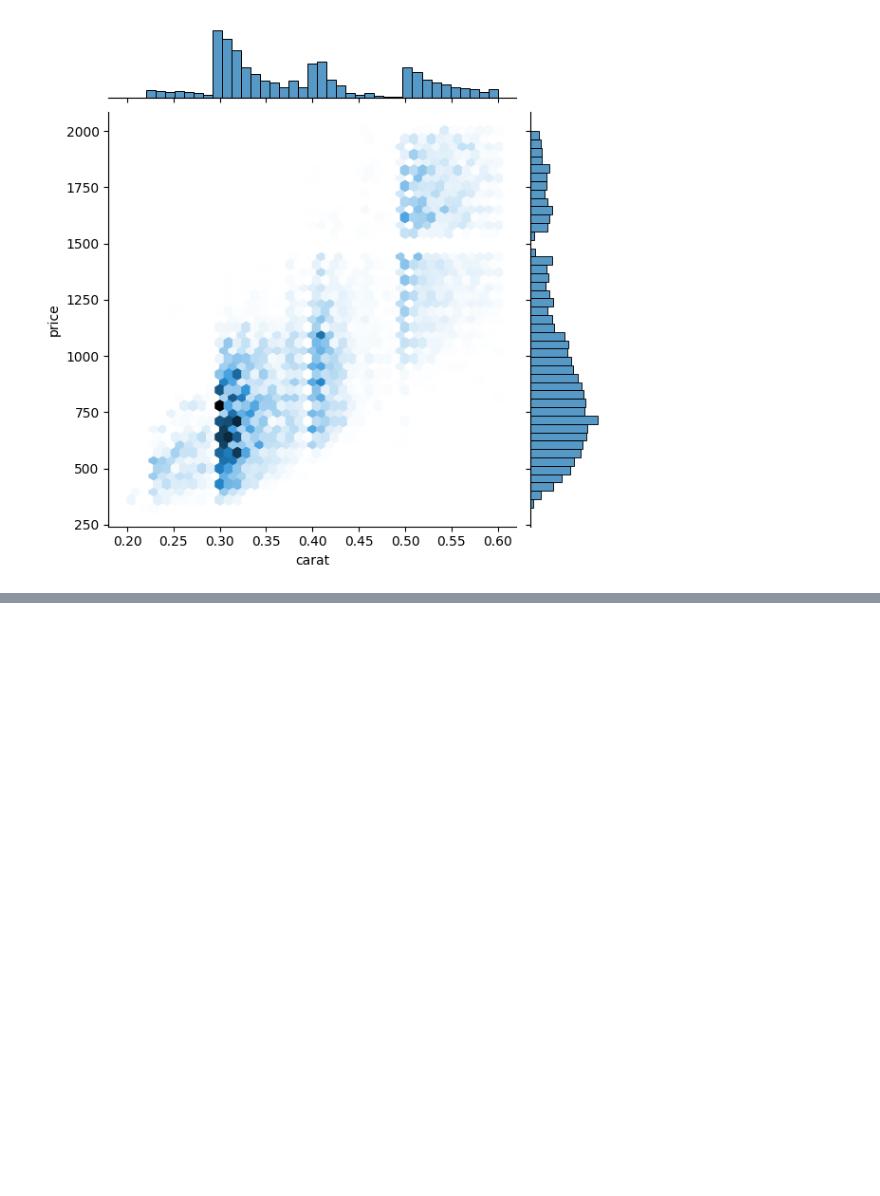
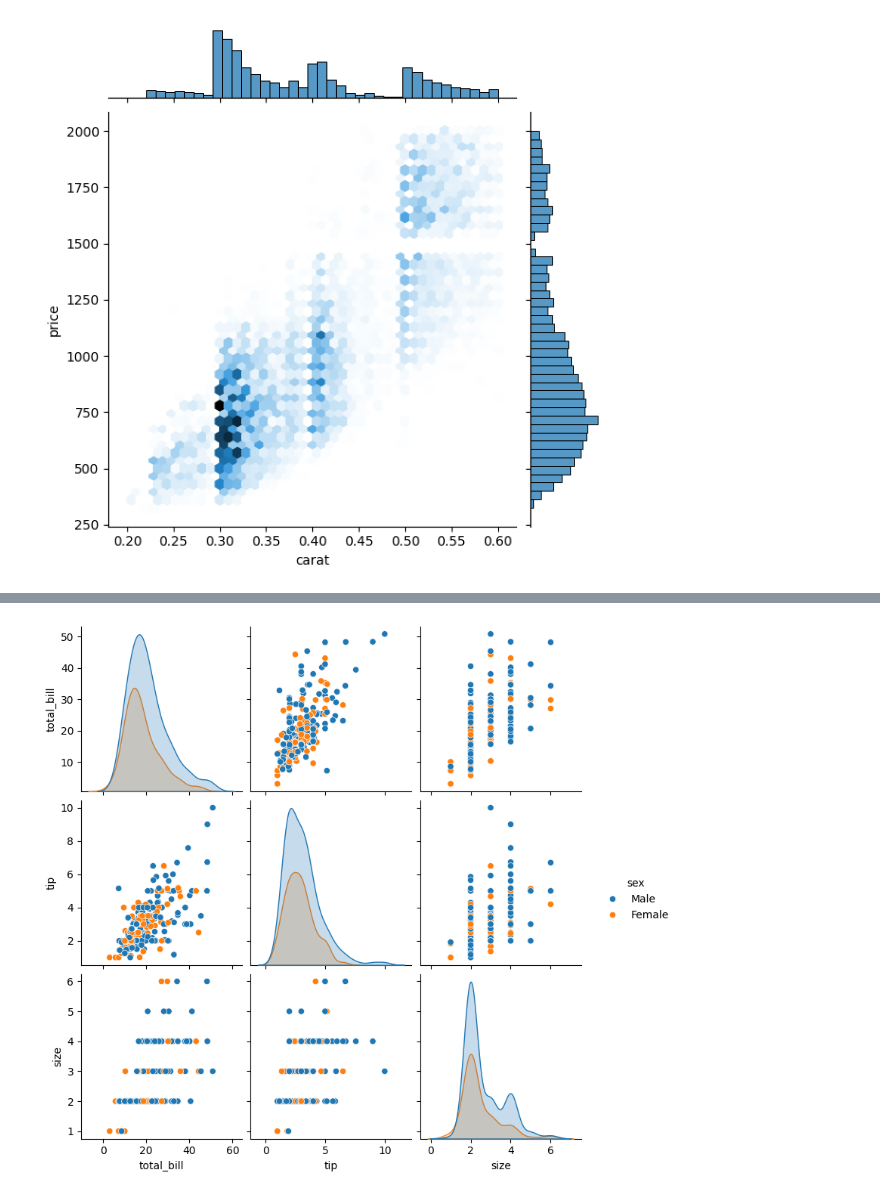
Before and after one commit to MarinaYurchenko/Python-practice, a Jupyter notebook: practice_graphs.ipynb, the cells around one changed output, grey strips where cells are left out. Cells and saved outputs as stored; diff of their text form; code cells hidden in the pictures; blank space fills up the shorter version.

Commit message:
graph tasks solved 1-5

```diff
--- a/practice_graphs.ipynb
+++ b/practice_graphs.ipynb
@@ -75,0 +71,3 @@ sns.jointplot(data=diamonds_1, x='carat', y='price', kind = 'hex');
+# %%
+tips = sns.load_dataset('tips')
+tips.head(10)
@@ -76,4 +86,7 @@ sns.jointplot(data=diamonds_1, x='carat', y='price', kind = 'hex');
 # %%
 # > 3. Load the “tips” dataset. Show a pairplot of the dataset.
+sns.pairplot(tips, hue='sex', diag_kind='kde');
+# %% [output]
+[figure, added]
 # %%
 # > 4. Add a new column for whether the meal was on a weekend or weekday.
```
Also changed, not shown: parts of 7 cells of this notebook.
